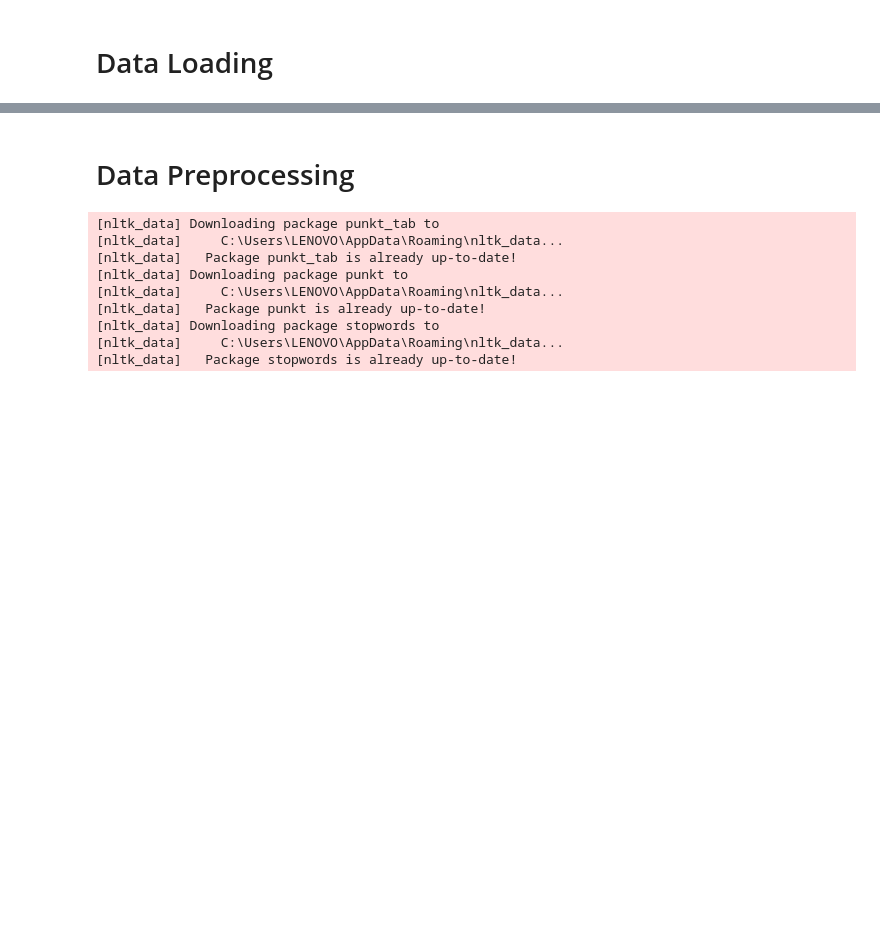
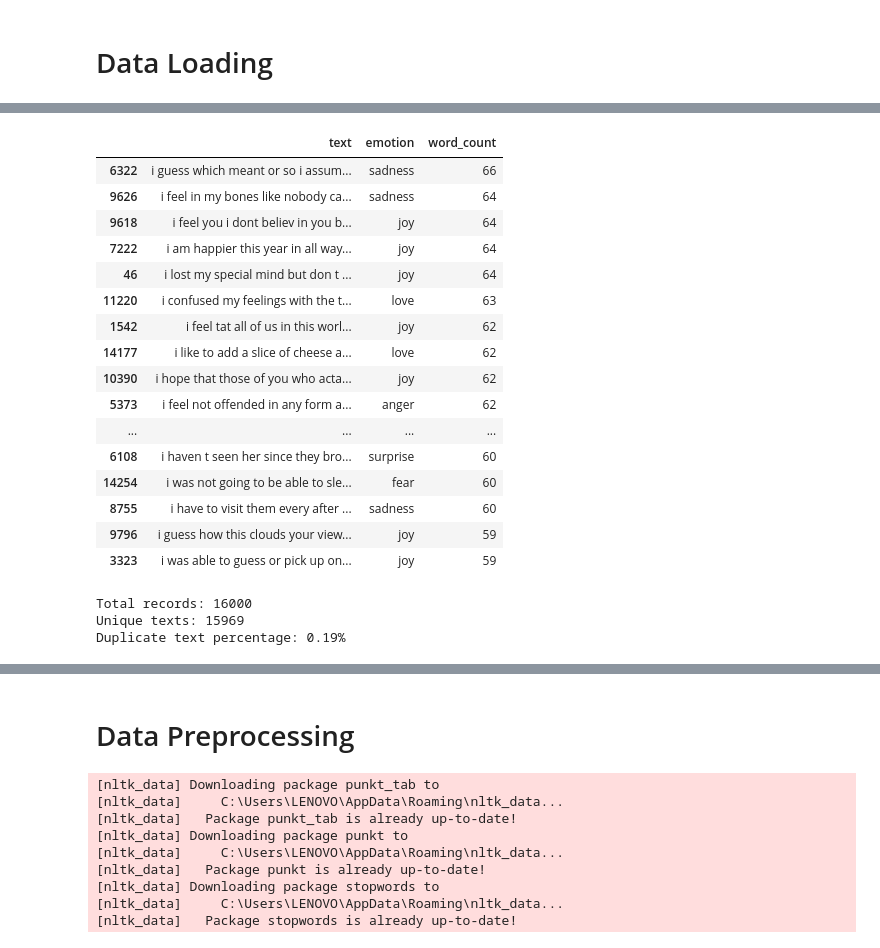
Before and after one commit to sagarsingh0001/Emotion-Detection-using-NLP, a Jupyter notebook: notebooks/emotion-detection-using-nlp.ipynb, the cells around one changed output, grey strips where cells are left out. Cells and saved outputs as stored; diff of their text form; code cells hidden in the pictures; blank space fills up the shorter version.

```diff
--- a/notebooks/emotion-detection-using-nlp.ipynb
+++ b/notebooks/emotion-detection-using-nlp.ipynb
@@ -41,0 +242,42 @@ array(['sadness', 'anger', 'love', 'surprise', 'fear', 'joy'],
+# %%
+# Finding long texts
+df.sort_values(
+    "word_count",
+    ascending=False
+).head(20)[
+    ["text", "emotion", "word_count"]
+]
+# %% [output]
+|  | text | emotion | word_count |
+| 6322 | i guess which meant or so i assum... | sadness | 66 |
+| 9626 | i feel in my bones like nobody ca... | sadness | 64 |
+| 9618 | i feel you i dont believ in you b... | joy | 64 |
+| 7222 | i am happier this year in all way... | joy | 64 |
+| 46 | i lost my special mind but don t ... | joy | 64 |
+| 11220 | i confused my feelings with the t... | love | 63 |
+| 1542 | i feel tat all of us in this worl... | joy | 62 |
+| 14177 | i like to add a slice of cheese a... | love | 62 |
+| 10390 | i hope that those of you who acta... | joy | 62 |
+| 5373 | i feel not offended in any form a... | anger | 62 |
+| ... | ... | ... | ... |
+| 6108 | i haven t seen her since they bro... | surprise | 60 |
+| 14254 | i was not going to be able to sle... | fear | 60 |
+| 8755 | i have to visit them every after ... | sadness | 60 |
+| 9796 | i guess how this clouds your view... | joy | 59 |
+| 3323 | i was able to guess or pick up on... | joy | 59 |
+# %%
+# Unique texts
+print("Total records:", len(df))
+print("Unique texts:", df["text"].nunique())
+
+duplicate_percentage = (
+    (len(df) - df["text"].nunique()) / len(df)
+) * 100
+
+print(
+    f"Duplicate text percentage: {duplicate_percentage:.2f}%"
+)
+# %% [output]
+Total records: 16000
+Unique texts: 15969
+Duplicate text percentage: 0.19%
```
Also changed, not shown: parts of 21 cells of this notebook.
